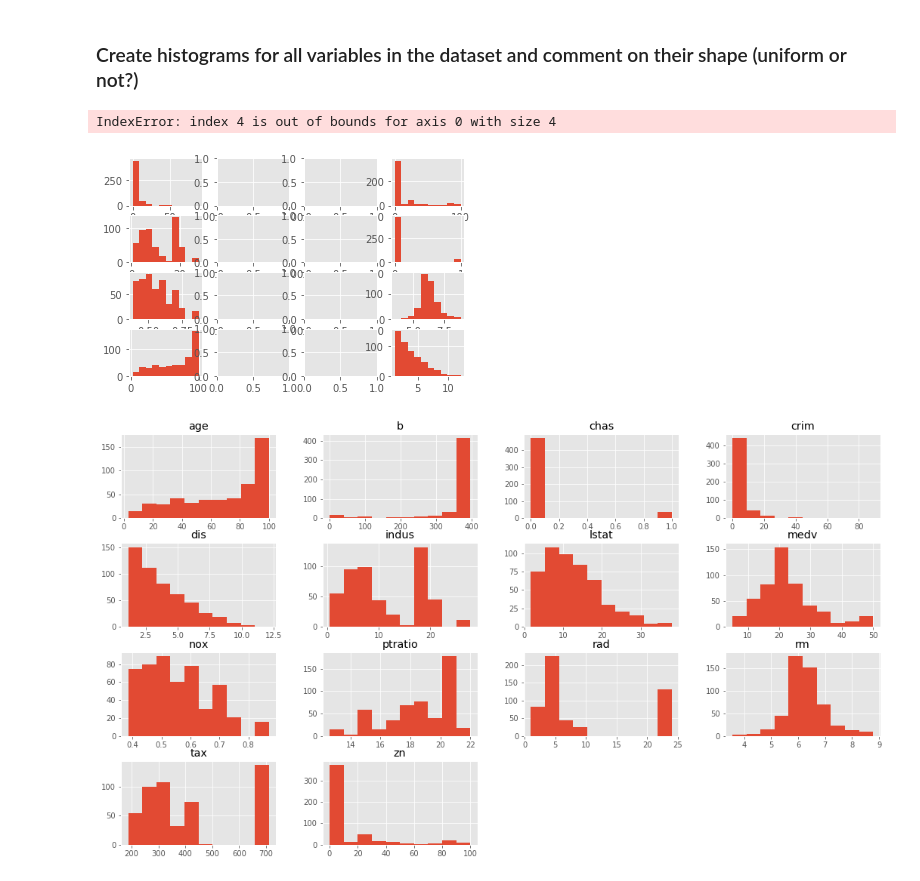
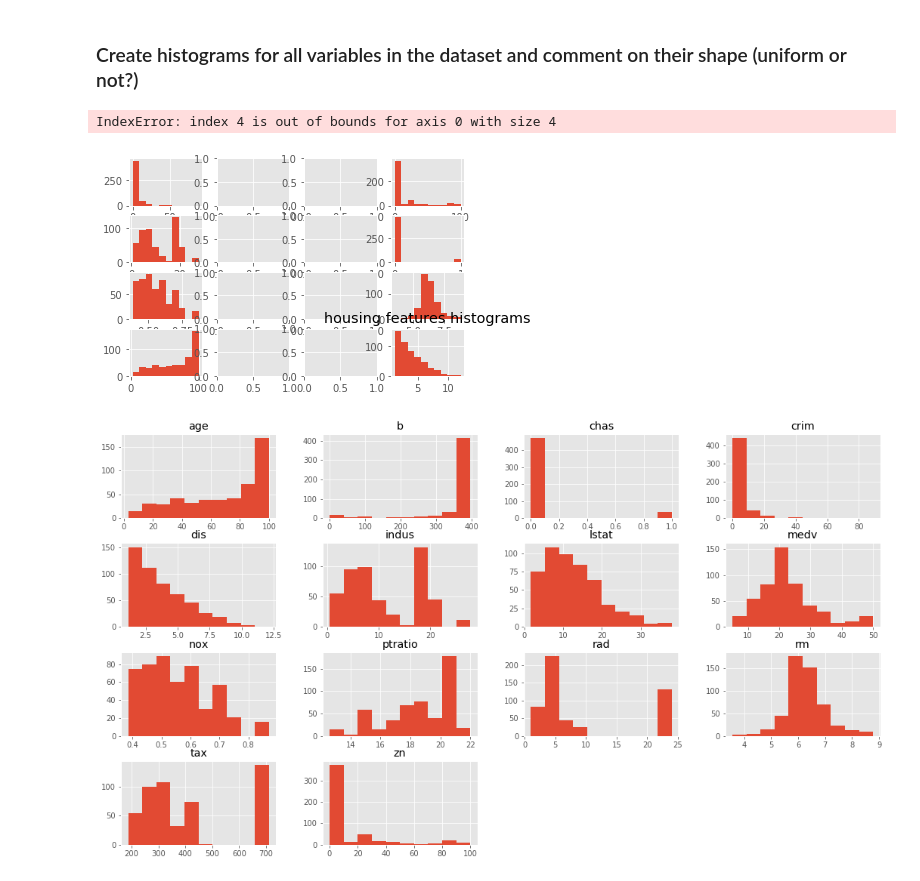
Before and after one commit to bl419cam/dsc-regression-boston-lab-seattle-ds-062419, a Jupyter notebook: index.ipynb, the cells around one changed output. Cells and saved outputs as stored; diff of their text form; code cells hidden in the pictures.

```diff
--- a/index.ipynb
+++ b/index.ipynb
@@ -88,16 +88,16 @@ df.describe().T
 plt.style.use('ggplot')
 # %%
 fig, axes = plt.subplots(nrows=4, ncols=4)
-#plt.title('housing features histograms')
+plt.title('housing features histograms')
 
 for n in range(1,len(df.columns)):
     row = (n-1)//2
     col = n%2-1
     ax = axes[row][col]
     ax.hist(df.iloc[:,n-1])
 # %% [output]
 IndexError: index 4 is out of bounds for axis 0 with size 4
-[figure, old version]
+[figure, new version]
 # %%
 # Your code here
 # %% [output]
```
